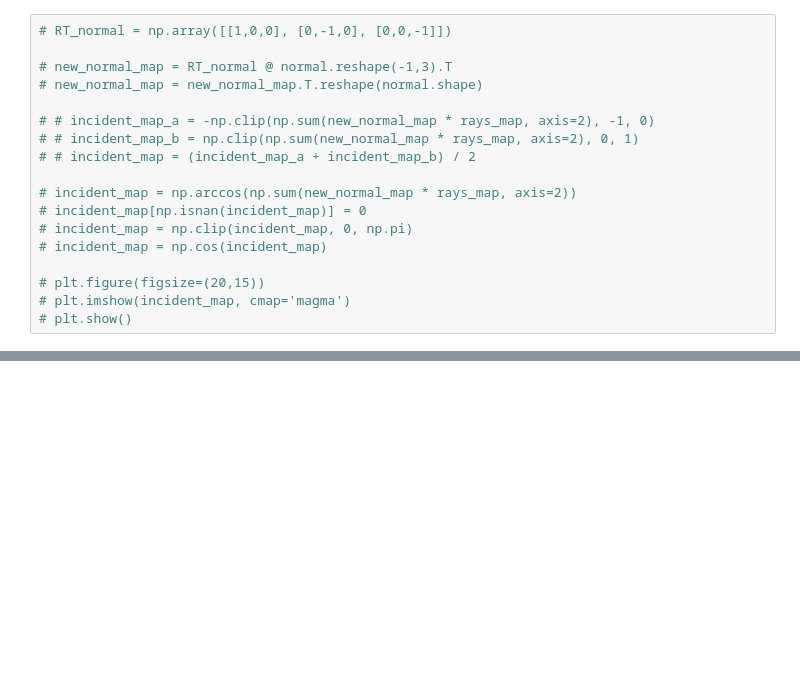
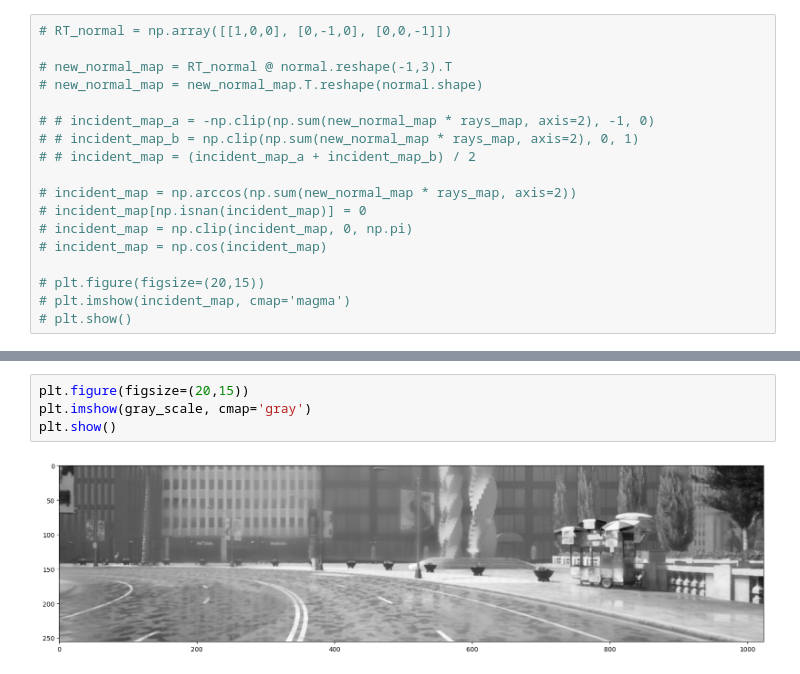
Before and after one commit to bartn8/get_dataset_from_carla, a Jupyter notebook: post-processing-lab.ipynb, the cells around one changed output, grey strips where cells are left out. Drawn from its saved outputs; the diff is of its cells as text; blank space fills up the shorter version.

```diff
--- a/post-processing-lab.ipynb
+++ b/post-processing-lab.ipynb
@@ -368,0 +416,6 @@ plt.show()
+# %%
+plt.figure(figsize=(20,15))
+plt.imshow(gray_scale, cmap='gray')
+plt.show()
+# %% [output]
+[figure, added]
```
Also changed, not shown: parts of 7 cells of this notebook.
